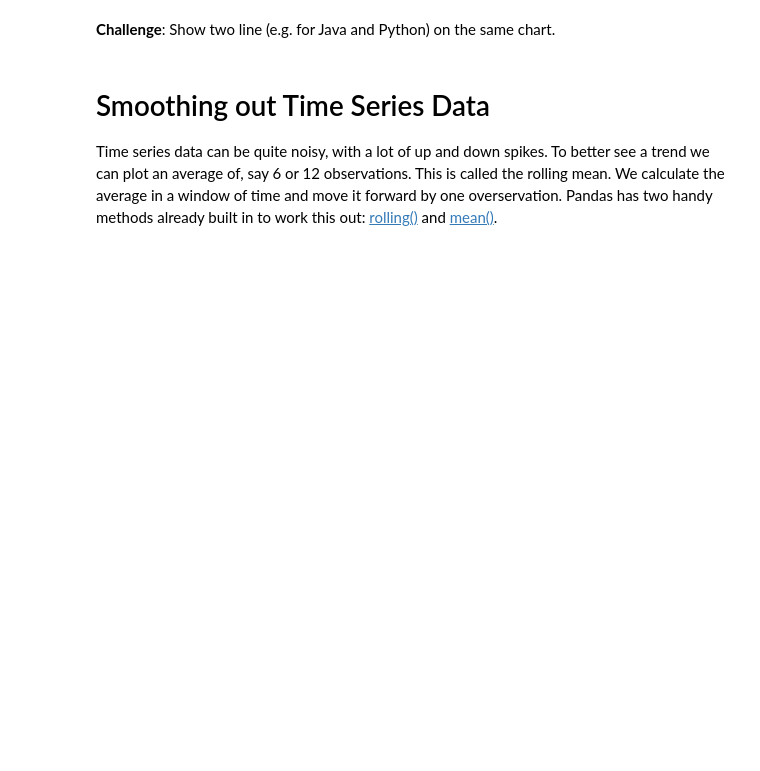
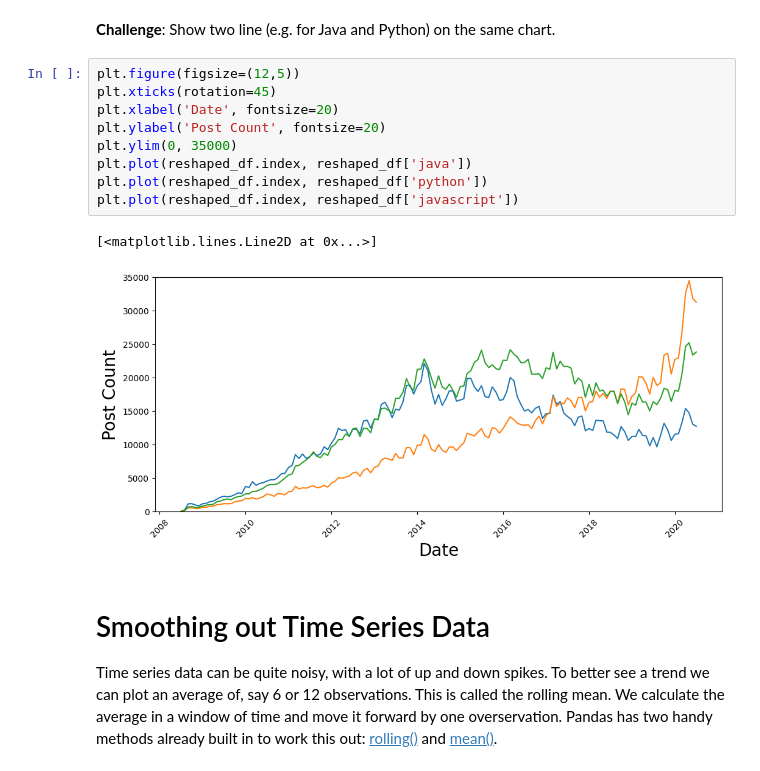
Before and after one commit to marcoman/experimental-100, a Jupyter notebook: 71-80/73/start/Programming_Languages_(start).ipynb, the cells around one changed output. Drawn from its saved outputs; the diff is of its cells as text; blank space fills up the shorter version.

```diff
--- a/71-80/73/start/Programming_Languages_(start).ipynb
+++ b/71-80/73/start/Programming_Languages_(start).ipynb
@@ -290,5 +320,17 @@ clean_df.insert(1, 'Spread', spread_col)
 # %% [markdown]
 **Challenge**: Show two line (e.g. for Java and Python) on the same chart.
+# %%
+plt.figure(figsize=(12,5))
+plt.xticks(rotation=45)
+plt.xlabel('Date', fontsize=20)
+plt.ylabel('Post Count', fontsize=20)
+plt.ylim(0, 35000)
+plt.plot(reshaped_df.index, reshaped_df['java'])
+plt.plot(reshaped_df.index, reshaped_df['python'])
+plt.plot(reshaped_df.index, reshaped_df['javascript'])
+# %% [output]
+[<matplotlib.lines.Line2D at 0x...>]
+[figure, added]
 # %% [markdown]
 # Smoothing out Time Series Data
 
```
Also changed, not shown: parts of 7 cells of this notebook, 9 other files.
